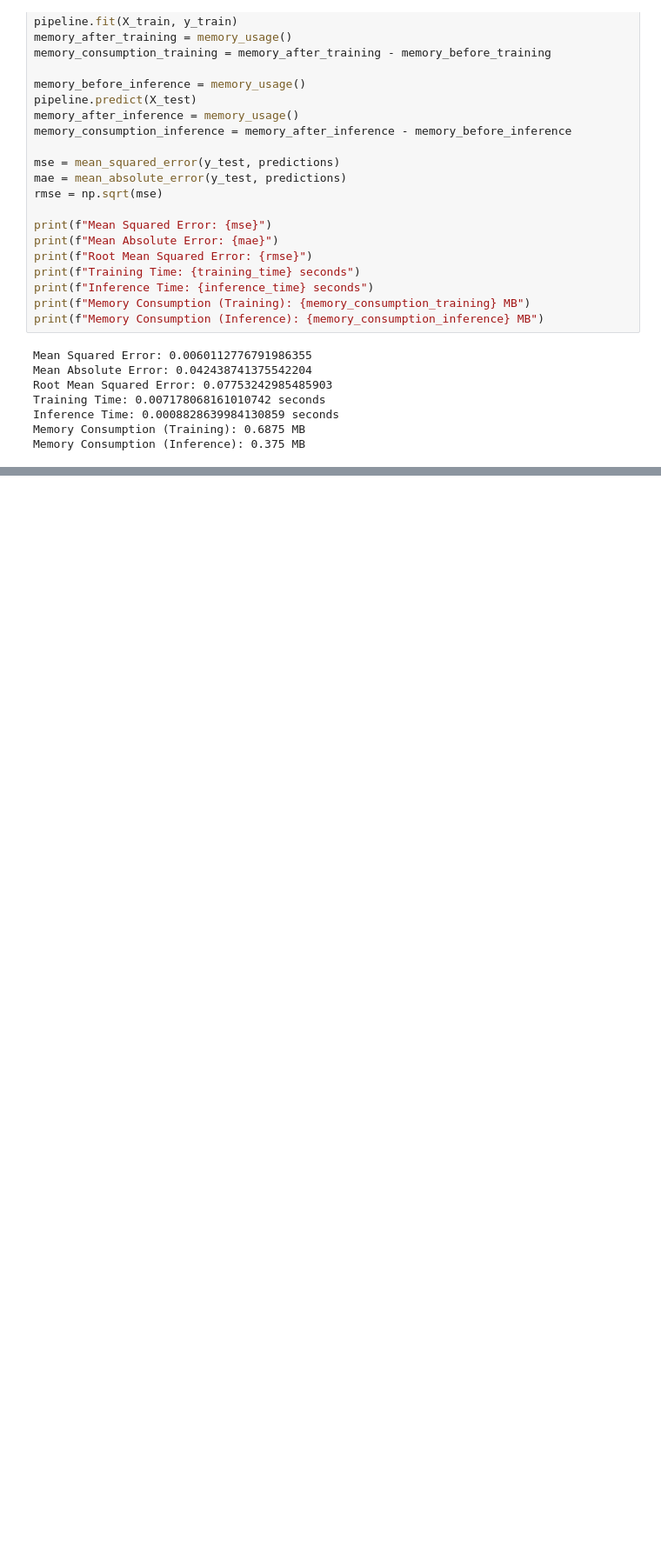
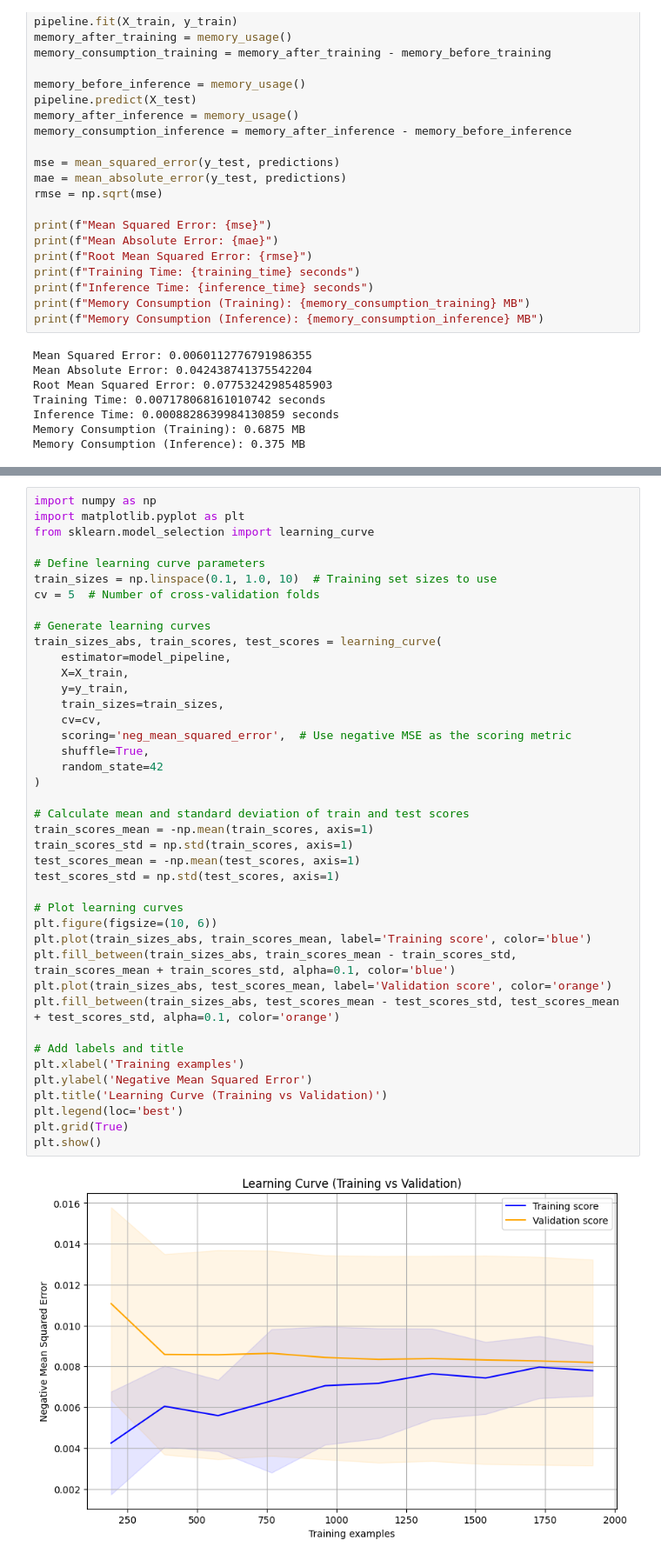
Before and after one commit to sravanib04/Image-Recognition, a Jupyter notebook: Project.ipynb, the cells around one changed output, grey strips where cells are left out. Shown at 87% size. Saved outputs shown, nothing was run; the diff lists cells and outputs as text; blank space fills up the shorter version.

```diff
--- a/Project.ipynb
+++ b/Project.ipynb
@@ -233,0 +283,43 @@ X_train, X_test, y_train, y_test = train_test_split(X, y, test_size=0.2, random_
+# %%
+import numpy as np
+import matplotlib.pyplot as plt
+from sklearn.model_selection import learning_curve
+
+# Define learning curve parameters
+train_sizes = np.linspace(0.1, 1.0, 10)  # Training set sizes to use
+cv = 5  # Number of cross-validation folds
+
+# Generate learning curves
+train_sizes_abs, train_scores, test_scores = learning_curve(
+    estimator=model_pipeline,
+    X=X_train,
+    y=y_train,
+    train_sizes=train_sizes,
+    cv=cv,
+    scoring='neg_mean_squared_error',  # Use negative MSE as the scoring metric
+    shuffle=True,
+    random_state=42
+)
+
+# Calculate mean and standard deviation of train and test scores
+train_scores_mean = -np.mean(train_scores, axis=1)
+train_scores_std = np.std(train_scores, axis=1)
+test_scores_mean = -np.mean(test_scores, axis=1)
+test_scores_std = np.std(test_scores, axis=1)
+
+# Plot learning curves
+plt.figure(figsize=(10, 6))
+plt.plot(train_sizes_abs, train_scores_mean, label='Training score', color='blue')
+plt.fill_between(train_sizes_abs, train_scores_mean - train_scores_std, train_scores_mean + train_scores_std, alpha=0.1, color='blue')
+plt.plot(train_sizes_abs, test_scores_mean, label='Validation score', color='orange')
+plt.fill_between(train_sizes_abs, test_scores_mean - test_scores_std, test_scores_mean + test_scores_std, alpha=0.1, color='orange')
+
+# Add labels and title
+plt.xlabel('Training examples')
+plt.ylabel('Negative Mean Squared Error')
+plt.title('Learning Curve (Training vs Validation)')
+plt.legend(loc='best')
+plt.grid(True)
+plt.show()
+# %% [output]
+[figure, added]
```
Also changed, not shown: parts of 7 cells of this notebook.
